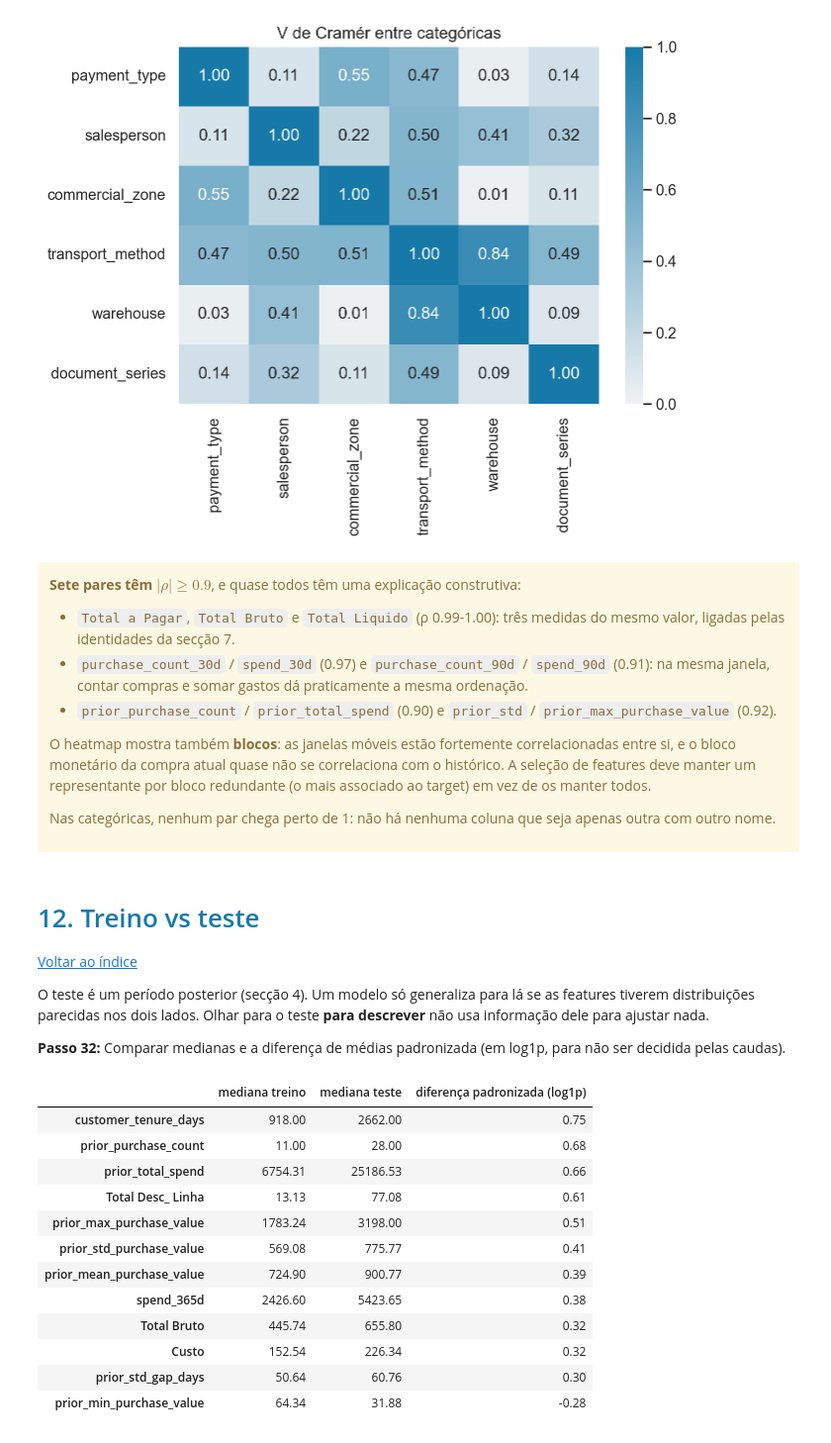
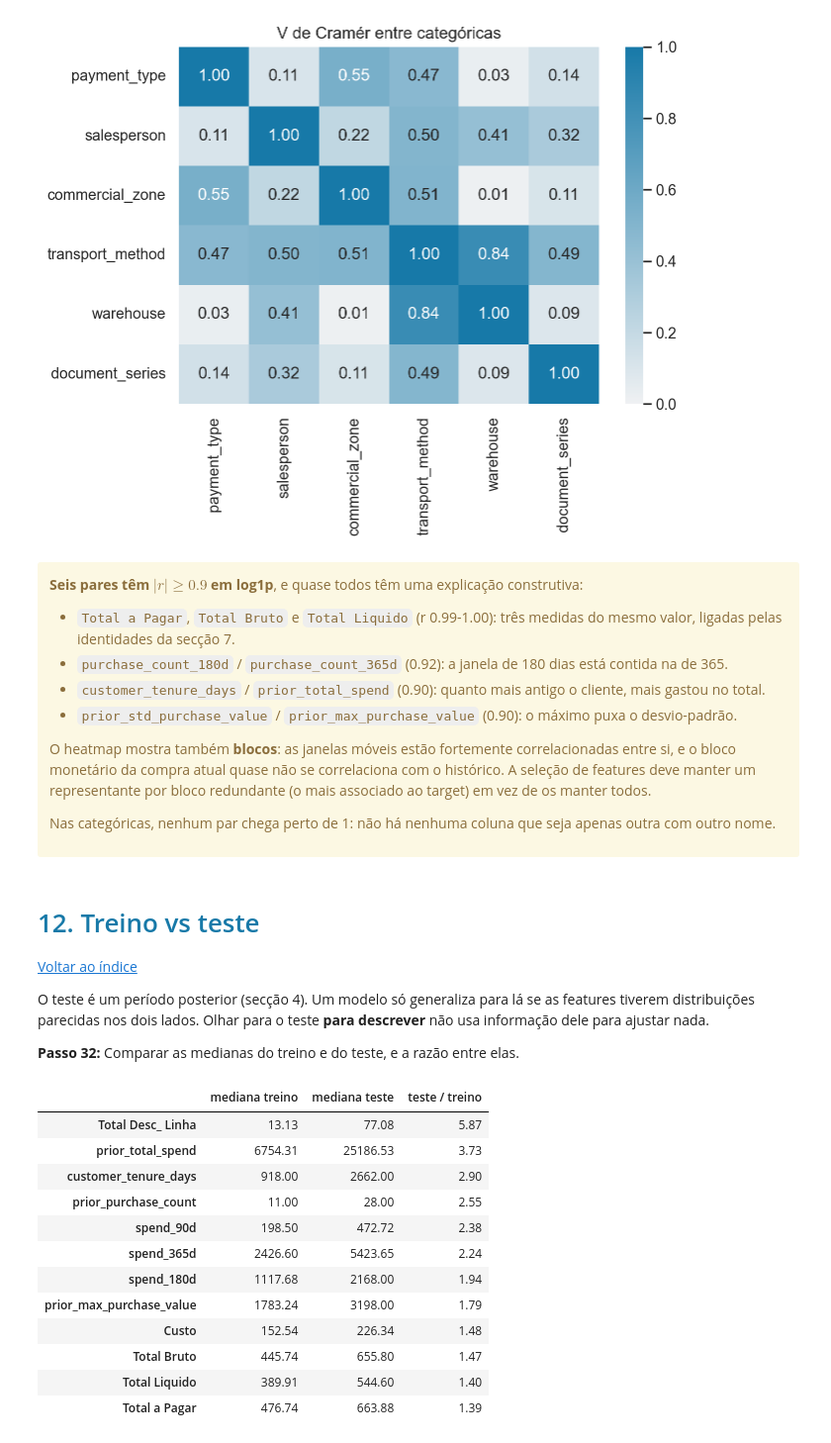
Before and after one commit to jxbarbosax/Machine-Learning, a Jupyter notebook: Homework_EDA.ipynb, the cells around one changed output. Shown at 99% size. Cells and saved outputs as stored; diff of their text form; code cells hidden in the pictures.

```diff
--- a/Homework_EDA.ipynb
+++ b/Homework_EDA.ipynb
@@ -974,18 +977,23 @@ não é dominada pelas caudas que a secção 8 encontrou.
 # %%
+# A mesma vista em log1p, usada para todas as correlações daqui em diante.
+logged = [c for c in numeric if c != "random_noise"]
+log_view = view[numeric].copy()
+log_view[logged] = np.log1p(log_view[logged].clip(lower=0))
+
 relevance = []
 for column in numeric:
-    pair = view[[column, TARGET]].dropna()
-    r, p = pointbiserialr(pair[TARGET], pair[column])
-    relevance.append({"coluna": column, "tipo": "numérica", "|r| point-biserial": abs(r),
-                      "Spearman": pair[column].corr(pair[TARGET], method="spearman"),
-                      "p": p, "linhas": len(pair)})
+    rows = view[column].notna()
+    r_raw, _ = pointbiserialr(view.loc[rows, TARGET], view.loc[rows, column])
+    r_log, p = pointbiserialr(view.loc[rows, TARGET], log_view.loc[rows, column])
+    relevance.append({"coluna": column, "tipo": "numérica", "r (original)": r_raw,
+                      "r (log1p)": r_log, "p": p, "linhas": int(rows.sum())})
 for column in categorical:
     statistic, p, v_cramer, min_expected = cramers_v(view[column].fillna("(falta)"),
                                                      view[TARGET])
     relevance.append({"coluna": column, "tipo": "categórica", "V de Cramér": v_cramer,
                       "p": p, "menor esperado": min_expected, "linhas": len(view)})
 relevance = pd.DataFrame(relevance).set_index("coluna")
-relevance["associação"] = relevance["|r| point-biserial"].fillna(relevance["V de Cramér"])
+relevance["associação"] = relevance["r (log1p)"].abs().fillna(relevance["V de Cramér"])
 relevance = relevance.sort_values("associação", ascending=False)
 relevance.round(4)
 # %% [output]
@@ -1024,13 +1032,12 @@ plt.show()
 __Passo 26:__ As seis numéricas mais associadas, por classe. A escala `log1p`
 deixa ver a diferença entre medianas que a cauda esconderia.
 # %%
-top_numeric = relevance[relevance["tipo"] == "numérica"].sort_values(
-    "Spearman", key=abs, ascending=False).index[:6]
+top_numeric = relevance[relevance["tipo"] == "numérica"].index[:6]
 fig, axes = plt.subplots(2, 3, figsize=(15, 8))
 for column, ax in zip(top_numeric, axes.ravel()):
-    sns.boxplot(x=view[TARGET], y=np.log1p(view[column]), hue=view[TARGET],
+    sns.boxplot(x=view[TARGET], y=log_view[column], hue=view[TARGET],
                 palette=CLASS_PALETTE, legend=False, ax=ax)
-    ax.set(title=f"{column} (Spearman {relevance.loc[column, 'Spearman']:+.2f})",
+    ax.set(title=f"{column} (r log1p {relevance.loc[column, 'r (log1p)']:+.2f})",
            xlabel="repeat_purchase_90d", ylabel="log1p")
 plt.tight_layout()
 plt.show()
@@ -1156,11 +1163,12 @@ plt.show()
 # %% [markdown]
 <div class="alert alert-block alert-warning">
 
-**Sete pares têm $|\rho| \geq 0.9$**, e quase todos têm uma explicação construtiva:
+**Seis pares têm $|r| \geq 0.9$ em log1p**, e quase todos têm uma explicação construtiva:
 
-- `Total a Pagar`, `Total Bruto` e `Total Liquido` (ρ 0.99-1.00): três medidas do mesmo valor, ligadas pelas identidades da secção 7.
-- `purchase_count_30d` / `spend_30d` (0.97) e `purchase_count_90d` / `spend_90d` (0.91): na mesma janela, contar compras e somar gastos dá praticamente a mesma ordenação.
-- `prior_purchase_count` / `prior_total_spend` (0.90) e `prior_std` / `prior_max_purchase_value` (0.92).
+- `Total a Pagar`, `Total Bruto` e `Total Liquido` (r 0.99-1.00): três medidas do mesmo valor, ligadas pelas identidades da secção 7.
+- `purchase_count_180d` / `purchase_count_365d` (0.92): a janela de 180 dias está contida na de 365.
+- `customer_tenure_days` / `prior_total_spend` (0.90): quanto mais antigo o cliente, mais gastou no total.
+- `prior_std_purchase_value` / `prior_max_purchase_value` (0.90): o máximo puxa o desvio-padrão.
 
 O heatmap mostra também **blocos**: as janelas móveis estão fortemente correlacionadas entre si, e o bloco monetário da compra atual quase não se correlaciona com o histórico. A seleção de features deve manter um representante por bloco redundante (o mais associado ao target) em vez de os manter todos.
 
@@ -1175,33 +1183,29 @@ O teste é um período posterior (secção 4). Um modelo só generaliza para lá
 features tiverem distribuições parecidas nos dois lados. Olhar para o teste
 **para descrever** não usa informação dele para ajustar nada.
 
-__Passo 32:__ Comparar medianas e a diferença de médias padronizada (em log1p, para
-não ser decidida pelas caudas).
+__Passo 32:__ Comparar as medianas do treino e do teste, e a razão entre elas.
 # %%
 test_view = test.copy()
 for column, rule in invalid_rules.items():
     test_view[column] = test_view[column].mask(rule(test_view[column]))
 
-log_train = np.log1p(view[numeric].drop(columns="random_noise").clip(lower=0))
-log_test = np.log1p(test_view[numeric].drop(columns="random_noise").clip(lower=0))
 shift = pd.DataFrame({
-    "mediana treino": view[numeric].median(),
-    "mediana teste": test_view[numeric].median(),
-    "diferença padronizada (log1p)": (log_test.mean() - log_train.mean())
-                                     / np.sqrt((log_train.var() + log_test.var()) / 2),
-}).dropna(subset=["diferença padronizada (log1p)"])
-shift.sort_values("diferença padronizada (log1p)", key=abs, ascending=False).round(2).head(12)
+    "mediana treino": view[logged].median(),
+    "mediana teste": test_view[logged].median(),
+})
+shift["teste / treino"] = shift["mediana teste"] / shift["mediana treino"].replace(0, np.nan)
+shift.dropna().sort_values("teste / treino", ascending=False).round(2).head(12)
 # %% [output]
-|  | mediana treino | mediana teste | diferença padronizada (log1p) |
-| customer_tenure_days | 918.00 | 2662.00 | 0.75 |
-| prior_purchase_count | 11.00 | 28.00 | 0.68 |
-| prior_total_spend | 6754.31 | 25186.53 | 0.66 |
-| Total Desc_ Linha | 13.13 | 77.08 | 0.61 |
-| prior_max_purchase_value | 1783.24 | 3198.00 | 0.51 |
-| prior_std_purchase_value | 569.08 | 775.77 | 0.41 |
-| prior_mean_purchase_value | 724.90 | 900.77 | 0.39 |
-| spend_365d | 2426.60 | 5423.65 | 0.38 |
-| Total Bruto | 445.74 | 655.80 | 0.32 |
-| Custo | 152.54 | 226.34 | 0.32 |
-| prior_std_gap_days | 50.64 | 60.76 | 0.30 |
-| prior_min_purchase_value | 64.34 | 31.88 | -0.28 |
+|  | mediana treino | mediana teste | teste / treino |
+| Total Desc_ Linha | 13.13 | 77.08 | 5.87 |
+| prior_total_spend | 6754.31 | 25186.53 | 3.73 |
+| customer_tenure_days | 918.00 | 2662.00 | 2.90 |
+| prior_purchase_count | 11.00 | 28.00 | 2.55 |
+| spend_90d | 198.50 | 472.72 | 2.38 |
+| spend_365d | 2426.60 | 5423.65 | 2.24 |
+| spend_180d | 1117.68 | 2168.00 | 1.94 |
+| prior_max_purchase_value | 1783.24 | 3198.00 | 1.79 |
+| Custo | 152.54 | 226.34 | 1.48 |
+| Total Bruto | 445.74 | 655.80 | 1.47 |
+| Total Liquido | 389.91 | 544.60 | 1.40 |
+| Total a Pagar | 476.74 | 663.88 | 1.39 |
```
Also changed, not shown: parts of 57 cells of this notebook.
